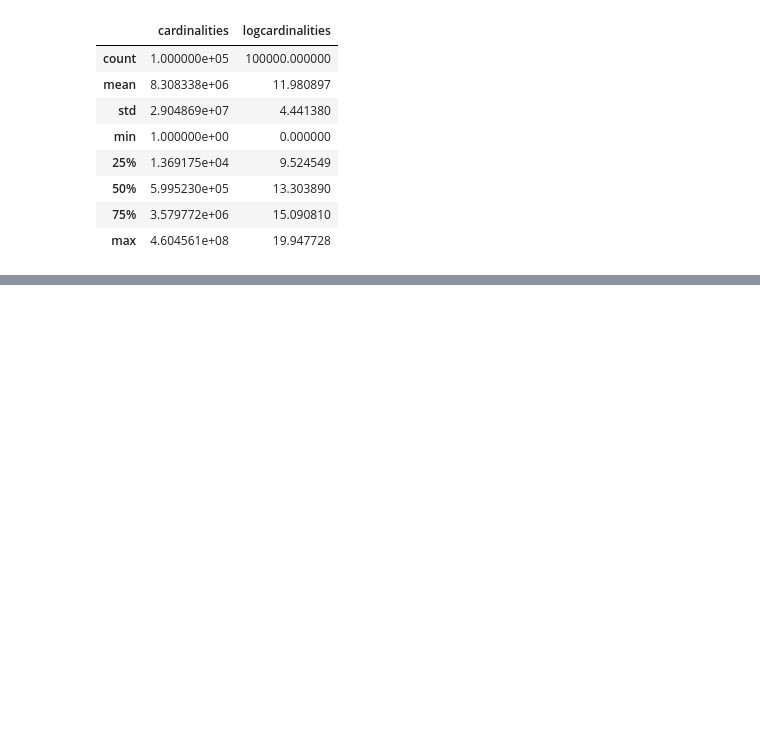
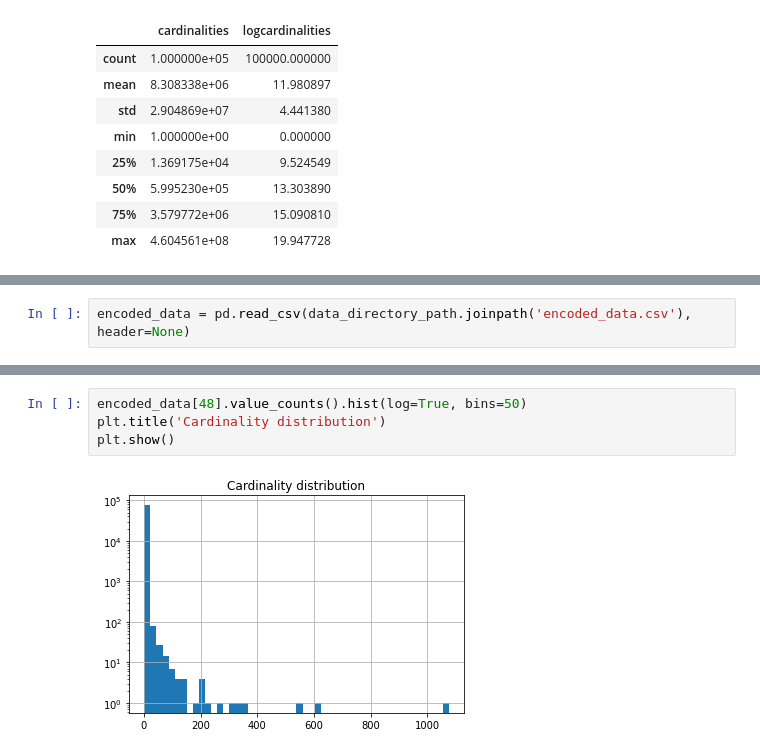
Before and after one commit to denmartins/learnedcardinalities, a Jupyter notebook: notebooks/EDA.ipynb, the cells around one changed output, grey strips where cells are left out. Cells and saved outputs as stored; diff of their text form; blank space fills up the shorter version.

```diff
--- a/notebooks/EDA.ipynb
+++ b/notebooks/EDA.ipynb
@@ -38,0 +100,2 @@ df_queries.describe()
+# %%
+encoded_data = pd.read_csv(data_directory_path.joinpath('encoded_data.csv'), header=None)
@@ -38,0 +117,6 @@ df_queries.describe()
+# %%
+encoded_data[48].value_counts().hist(log=True, bins=50)
+plt.title('Cardinality distribution')
+plt.show()
+# %% [output]
+[figure, added]
```
Also changed, not shown: parts of 13 cells of this notebook, 2 other files.
